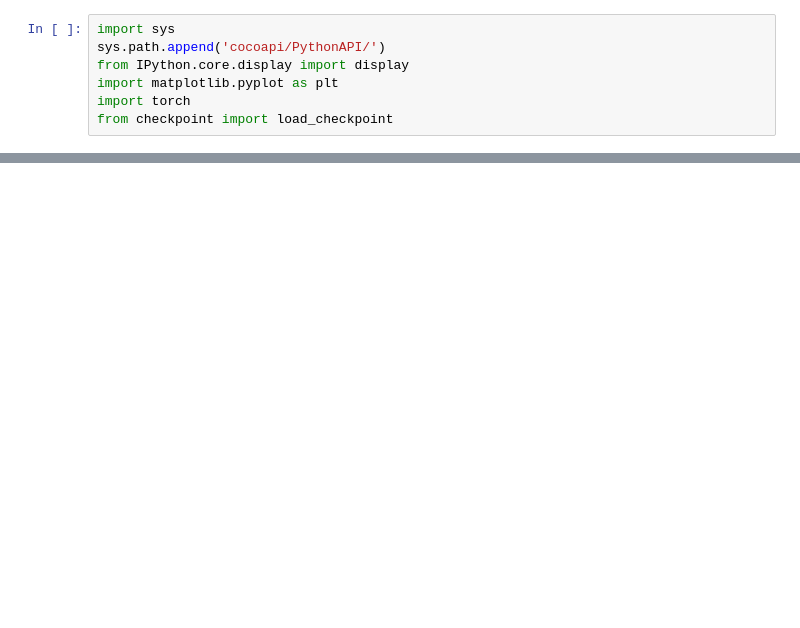
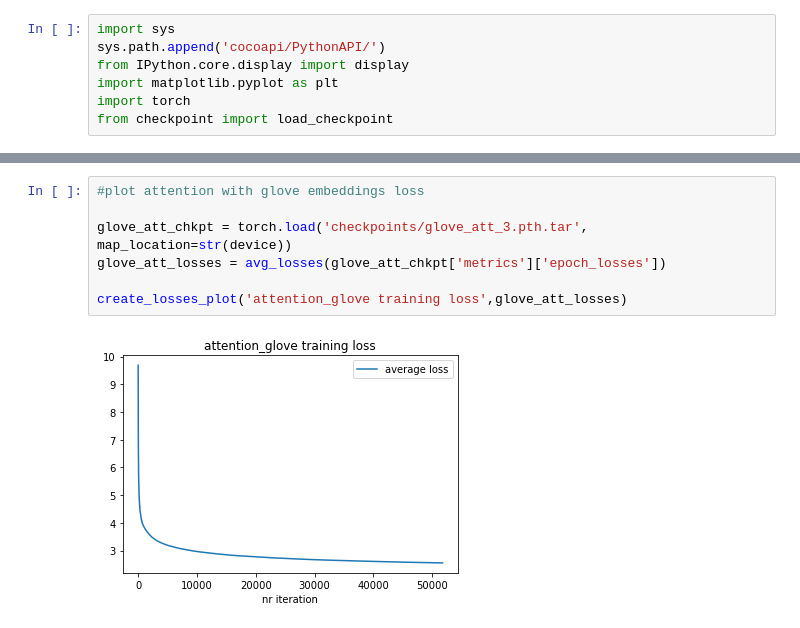
Before and after one commit to SarahAlkhateeb/Image-Captioning-with-Different-Decoders, a Jupyter notebook: plots.ipynb, the cells around one changed output, grey strips where cells are left out. Cells and saved outputs as stored; diff of their text form; blank space fills up the shorter version.

```diff
--- a/plots.ipynb
+++ b/plots.ipynb
@@ -45,0 +65,9 @@ create_losses_plot('bert_attention training loss',avg_losses(epoch_losses))
+# %%
+#plot attention with glove embeddings loss
+
+glove_att_chkpt = torch.load('checkpoints/glove_att_3.pth.tar', map_location=str(device))
+glove_att_losses = avg_losses(glove_att_chkpt['metrics']['epoch_losses'])
+
+create_losses_plot('attention_glove training loss',glove_att_losses)
+# %% [output]
+[figure, added]
```
Also changed, not shown: parts of 8 cells of this notebook.
